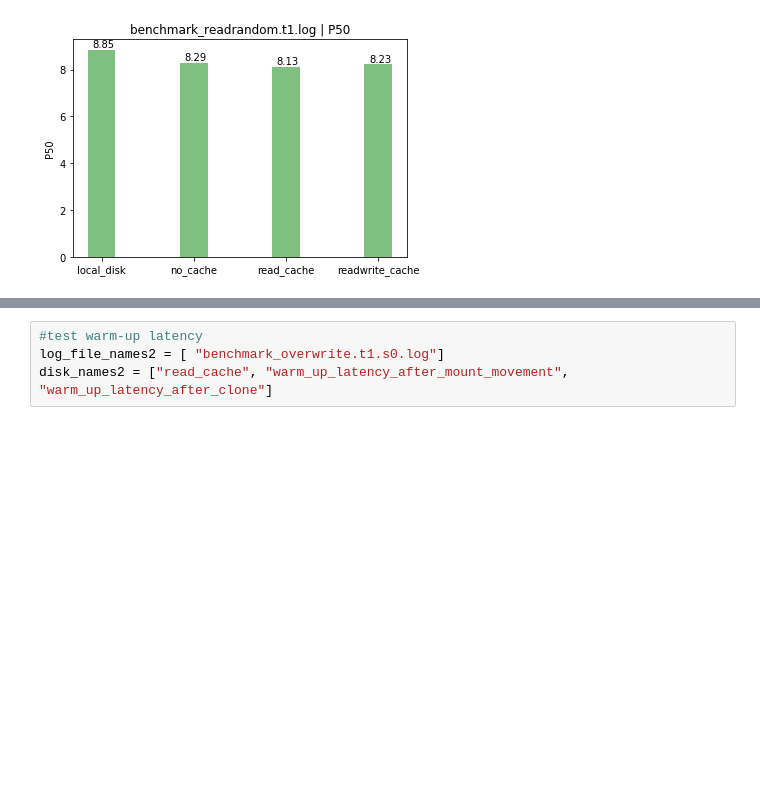
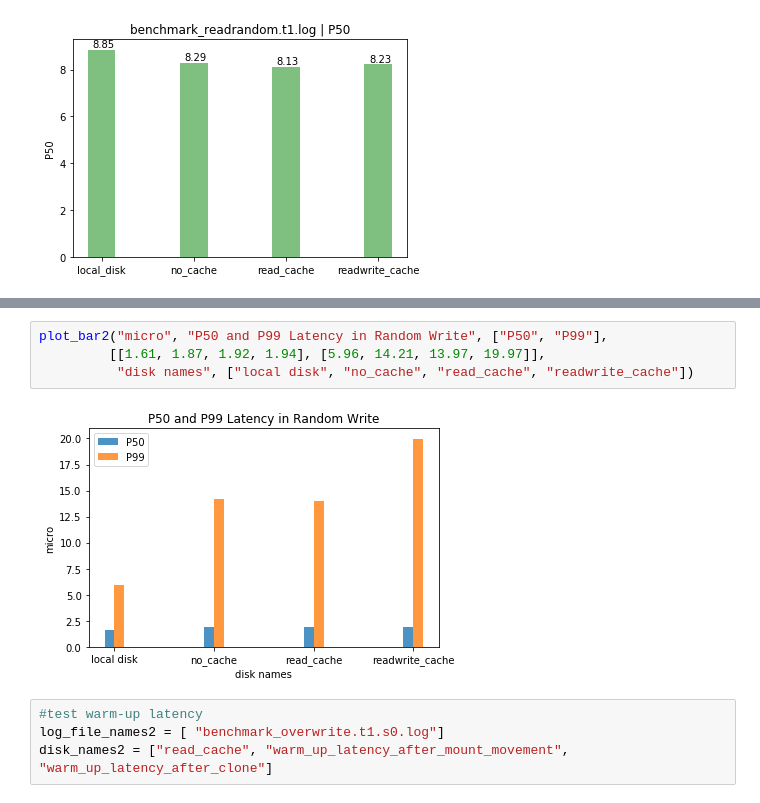
Before and after one commit to xiefan46/samza-azure-storage, a Jupyter notebook: milestone2/python/rocksdb_benchmark.ipynb, the cells around one changed output, grey strips where cells are left out. Cells and saved outputs as stored; diff of their text form; blank space fills up the shorter version.

```diff
--- a/milestone2/python/rocksdb_benchmark.ipynb
+++ b/milestone2/python/rocksdb_benchmark.ipynb
@@ -88,3 +120,9 @@ plot_benchmark(root_dir, disk_names, log_file_names, [LOG_RES_P50], 'g')
+# %%
+plot_bar2("micro", "P50 and P99 Latency in Random Write", ["P50", "P99"],
+         [[1.61, 1.87, 1.92, 1.94], [5.96, 14.21, 13.97, 19.97]],
+          "disk names", ["local disk", "no_cache", "read_cache", "readwrite_cache"])
+# %% [output]
+[figure, added]
 # %%
 #test warm-up latency
 log_file_names2 = [ "benchmark_overwrite.t1.s0.log"]
```
Also changed, not shown: parts of 9 cells of this notebook, 1 other file.
